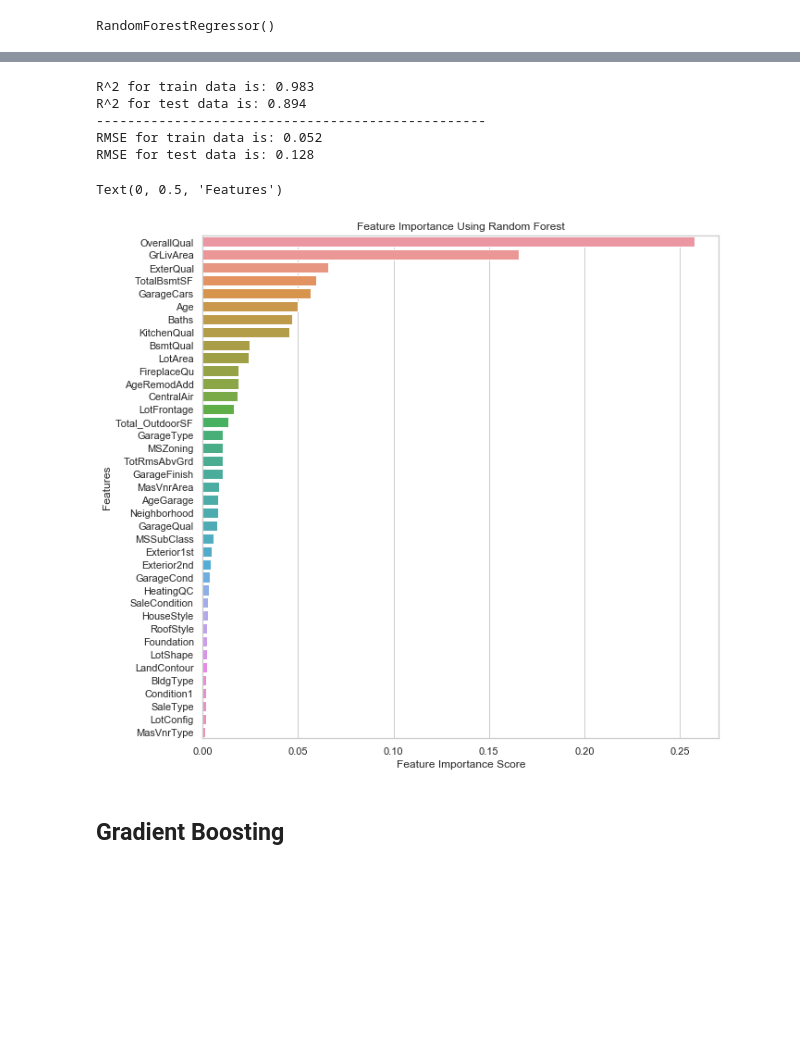
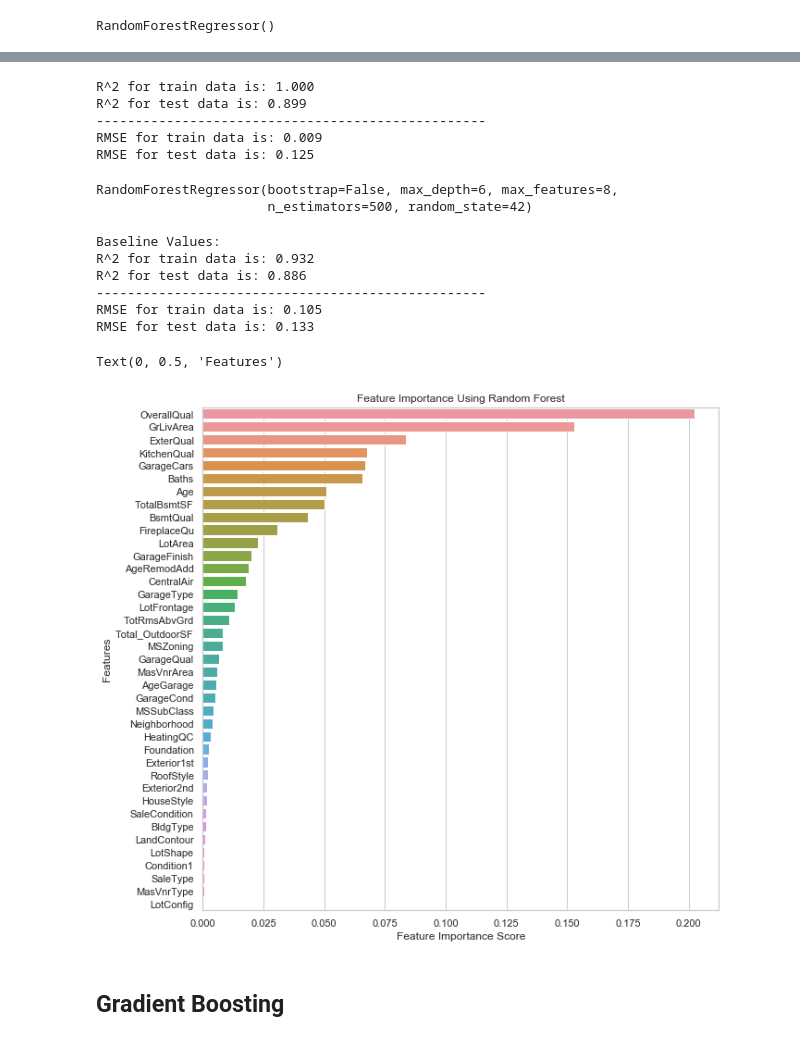
Before and after one commit to mwc201/Housing_Price_Prediction, a Jupyter notebook: Marcus_C/TreeBased_Models.ipynb, the cells around one changed output, grey strips where cells are left out. Saved outputs shown, nothing was run; the diff lists cells and outputs as text; code cells hidden in the pictures; blank space fills up the shorter version.

```diff
--- a/Marcus_C/TreeBased_Models.ipynb
+++ b/Marcus_C/TreeBased_Models.ipynb
@@ -64,11 +64,27 @@ RMSE for train data is: 0.056
 RMSE for test data is: 0.136
 # %%
 #hyperparameter tuning using grid search
-grid_para_forest = {'n_estimators': [150,300,450,600,750,900],
-                   'max_depth': [40,50,60,70],
-                   'max_features' : [15,20,25]}
+# grid_para_forest = {'n_estimators': [150,300,450,600,750,900],
+#                    'max_depth': [40,50,60,70],
+#                    'max_features' : [15,20,25]}
+
+# grid_para_forest = {'n_estimators': [600,700,800,900,1000,1100],
+#                    'max_depth': [40,50,60,70],
+#                    'max_features' : [5,10,15,20]}
+
+grid_para_forest = {'criterion': ['mse'],
+                    'min_samples_split': [2,3],
+                    'max_depth': [20,25,30],
+                    'n_estimators': [200,300,400,500],
+                    'min_samples_leaf':[1,2],
+                    'max_leaf_nodes':[None],
+                    'max_samples': [None],
+                    'bootstrap': [False],
+                    'max_features': ['sqrt', 8, 15, 20],
+                    'ccp_alpha': [0.00,0.02],
+                    'random_state' :[42]}
 # %%
-grid_search_forest = GridSearchCV(rf, grid_para_forest, cv=5, n_jobs=5, verbose=1)
+grid_search_forest = GridSearchCV(rf, grid_para_forest, cv=5, n_jobs=5, scoring='r2', verbose=1, return_train_score=True)
 grid_search_forest.fit(X_train, y_train)
 
 print("RF Grid Search Best params: ", grid_search_forest.best_params_)
@@ -99,23 +120,62 @@ print("-" * 50)
 print('RMSE for train data is: %.3f' % RMSE_train)
 print('RMSE for test data is: %.3f' % RMSE_test)
 # %% [output]
-R^2 for train data is: 0.983
-R^2 for test data is: 0.894
+R^2 for train data is: 1.000
+R^2 for test data is: 0.899
 --------------------------------------------------
-RMSE for train data is: 0.052
-RMSE for test data is: 0.128
+RMSE for train data is: 0.009
+RMSE for test data is: 0.125
+# %%
+# best parameters with lowered max_depth
+rf2 = RandomForestRegressor(bootstrap= False,
+                    ccp_alpha= 0.0,
+                    criterion= 'mse',
+                    max_depth= 6,
+                    max_features= 8,
+                    max_leaf_nodes= None,
+                    max_samples= None,
+                    min_samples_leaf= 1,
+                    min_samples_split= 2,
+                    n_estimators= 500,
+                    random_state= 42)
+
+rf2.fit(X_train, y_train)
+# %% [output]
+RandomForestRegressor(bootstrap=False, max_depth=6, max_features=8,
+                      n_estimators=500, random_state=42)
+# %%
+#Baseline Values
+train_baseline_rf2 = rf2.predict(X_train)
+RMSE_train2 = np.sqrt(mean_squared_error(y_train, train_baseline_rf2))
+
+test_baseline_rf2 = rf2.predict(X_test)
+RMSE_test2 = np.sqrt(mean_squared_error(y_test,test_baseline_rf2))
+
+print("Baseline Values: ")
+print("R^2 for train data is: %.3f" %(rf2.score(X_train, y_train)))
+print("R^2 for test data is: %.3f" %(rf2.score(X_test,y_test)))
+print("-" * 50)
+print("RMSE for train data is: %.3f" % RMSE_train2)
+print("RMSE for test data is: %.3f" % RMSE_test2)
+# %% [output]
+Baseline Values:
+R^2 for train data is: 0.932
+R^2 for test data is: 0.886
+--------------------------------------------------
+RMSE for train data is: 0.105
+RMSE for test data is: 0.133
 # %%
-sorted_importance = sorted(zip(X.columns, best_RF.feature_importances_), key=lambda t:t[1], reverse=True)
+sorted_importance = sorted(zip(X.columns, rf2.feature_importances_), key=lambda t:t[1], reverse=True)
 a, b = zip(*sorted_importance)
 plt.figure(figsize = (10,10))
 df = pd.DataFrame({'feature_name':a, 'importance_score':b})
 sns.barplot(data = df, x = 'importance_score', y= 'feature_name', orient = 'h');
 plt.title('Feature Importance Using Random Forest')
 plt.xlabel('Feature Importance Score')
 plt.ylabel('Features')
 # %% [output]
 Text(0, 0.5, 'Features')
-[figure, old version]
+[figure, new version]
 # %% [markdown]
 ## Gradient Boosting
 # %%
```
Also changed, not shown: parts of 9 cells of this notebook, 5 other files.
